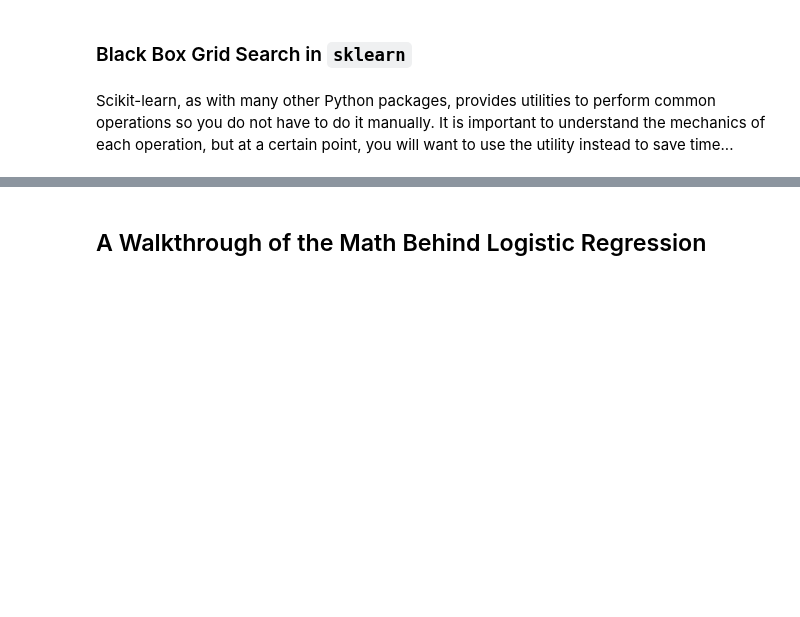
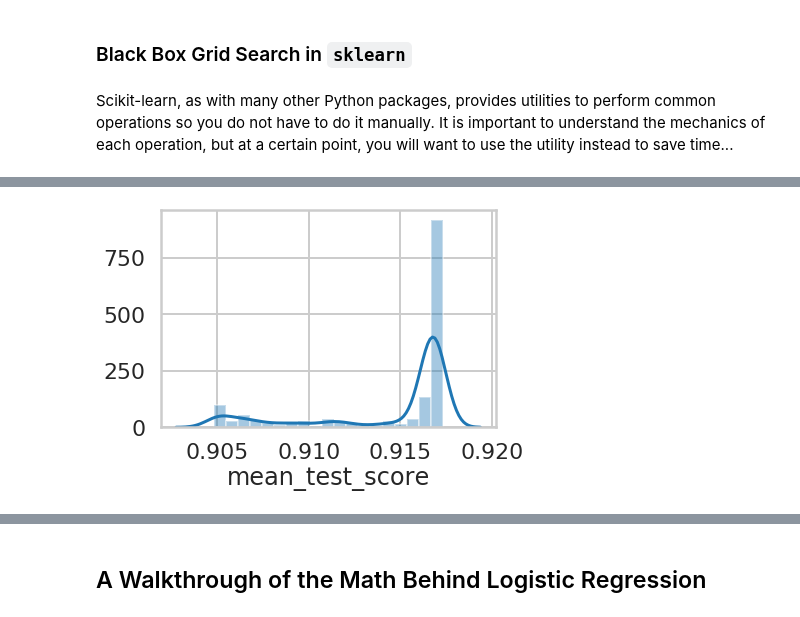
Before and after one commit to gperdrizet/logistic_regression, a Jupyter notebook: Mini_Project_Logistic_Regression.ipynb, the cells around one changed output, grey strips where cells are left out. Saved outputs shown, nothing was run; the diff lists cells and outputs as text; code cells hidden in the pictures; blank space fills up the shorter version.

Commit message:
Finished hyperparameter optmization

```diff
--- a/Mini_Project_Logistic_Regression.ipynb
+++ b/Mini_Project_Logistic_Regression.ipynb
@@ -269,0 +313,34 @@ Scikit-learn, as with many other Python packages, provides utilities to perform
+# %%
+import numpy as np
+import scipy.stats as stats
+from time import time
+from sklearn.utils.fixes import loguniform
+from sklearn.model_selection import RandomizedSearchCV
+
+# create training and test sets
+x_train, x_test, y_train, y_test = train_test_split(dflog[['Height','Weight']].values,
+                                                    (dflog.Gender == "Male").values,
+                                                    random_state=5)
+
+# initalize classifier
+clf = LogisticRegression(solver='lbfgs', n_jobs=14)
+
+# hyperparameter distributions
+param_dist = {'C': loguniform(1e-5, 1e5),
+             'tol': loguniform(1e-9, 1e1)}
+
+# run randomized search
+n_iter_search = 10000
+num_jobs = 14
+random_search = RandomizedSearchCV(clf,
+                                   param_distributions=param_dist,
+                                   n_iter=n_iter_search,
+                                   n_jobs=num_jobs)
+
+start = time()
+random_search.fit(x_train, y_train)
+print("RandomizedSearchCV took %.2f seconds for %d candidate"
+      " parameter settings." % ((time() - start), n_iter_search))
+# %%
+results = pd.DataFrame(random_search.cv_results_)
+results
@@ -269,0 +361,4 @@ Scikit-learn, as with many other Python packages, provides utilities to perform
+# %%
+sns.distplot(results['mean_test_score']);
+# %% [output]
+[figure, added]
```
Also changed, not shown: parts of 10 cells of this notebook, 1 other file.
